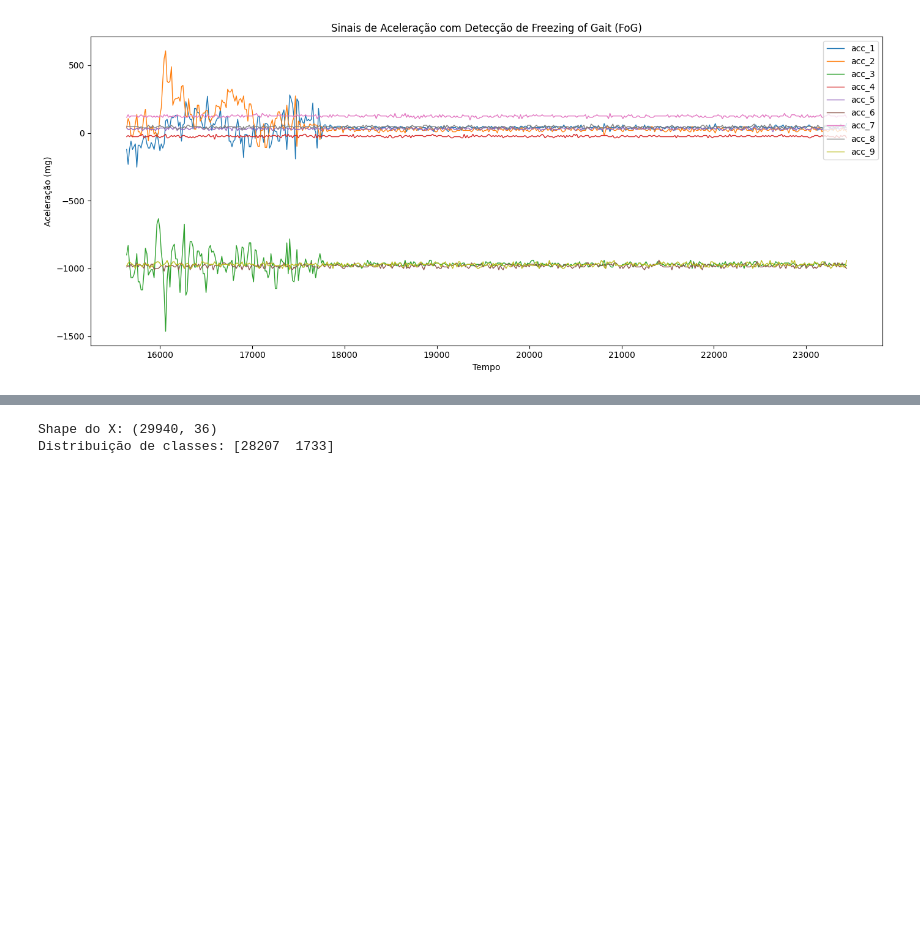
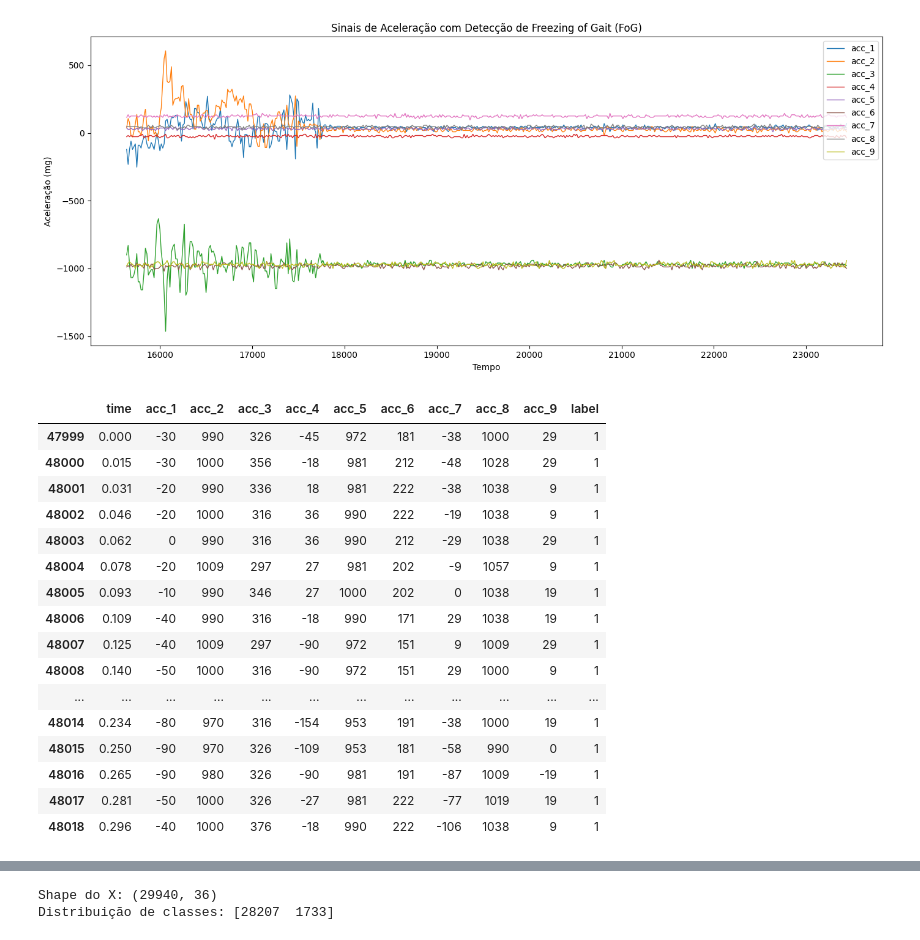
Before and after one commit to ezschneider/healthgan, a Jupyter notebook: notebooks/eda.ipynb, the cells around one changed output, grey strips where cells are left out. Saved outputs shown, nothing was run; the diff lists cells and outputs as text; code cells hidden in the pictures; blank space fills up the shorter version.

```diff
--- a/notebooks/eda.ipynb
+++ b/notebooks/eda.ipynb
@@ -49,0 +97,20 @@ Name: count, dtype: int64
+# %%
+df_valid.head(20)
+# %% [output]
+|  | time | acc_1 | acc_2 | acc_3 | acc_4 | acc_5 | acc_6 | acc_7 | acc_8 | acc_9 | label |
+| 47999 | 0.000 | -30 | 990 | 326 | -45 | 972 | 181 | -38 | 1000 | 29 | 1 |
+| 48000 | 0.015 | -30 | 1000 | 356 | -18 | 981 | 212 | -48 | 1028 | 29 | 1 |
+| 48001 | 0.031 | -20 | 990 | 336 | 18 | 981 | 222 | -38 | 1038 | 9 | 1 |
+| 48002 | 0.046 | -20 | 1000 | 316 | 36 | 990 | 222 | -19 | 1038 | 9 | 1 |
+| 48003 | 0.062 | 0 | 990 | 316 | 36 | 990 | 212 | -29 | 1038 | 29 | 1 |
+| 48004 | 0.078 | -20 | 1009 | 297 | 27 | 981 | 202 | -9 | 1057 | 9 | 1 |
+| 48005 | 0.093 | -10 | 990 | 346 | 27 | 1000 | 202 | 0 | 1038 | 19 | 1 |
+| 48006 | 0.109 | -40 | 990 | 316 | -18 | 990 | 171 | 29 | 1038 | 19 | 1 |
+| 48007 | 0.125 | -40 | 1009 | 297 | -90 | 972 | 151 | 9 | 1009 | 29 | 1 |
+| 48008 | 0.140 | -50 | 1000 | 316 | -90 | 972 | 151 | 29 | 1000 | 9 | 1 |
+| ... | ... | ... | ... | ... | ... | ... | ... | ... | ... | ... | ... |
+| 48014 | 0.234 | -80 | 970 | 316 | -154 | 953 | 191 | -38 | 1000 | 19 | 1 |
+| 48015 | 0.250 | -90 | 970 | 326 | -109 | 953 | 181 | -58 | 990 | 0 | 1 |
+| 48016 | 0.265 | -90 | 980 | 326 | -90 | 981 | 191 | -87 | 1009 | -19 | 1 |
+| 48017 | 0.281 | -50 | 1000 | 326 | -27 | 981 | 222 | -77 | 1019 | 19 | 1 |
+| 48018 | 0.296 | -40 | 1000 | 376 | -18 | 990 | 222 | -106 | 1038 | 9 | 1 |
```
Also changed, not shown: parts of 2 cells of this notebook.
